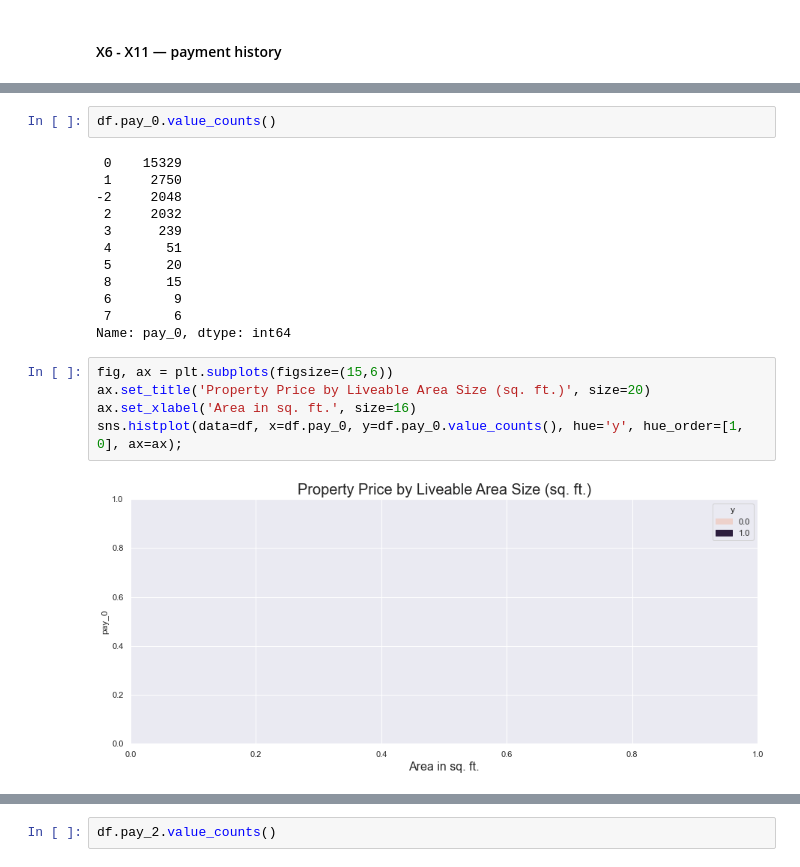
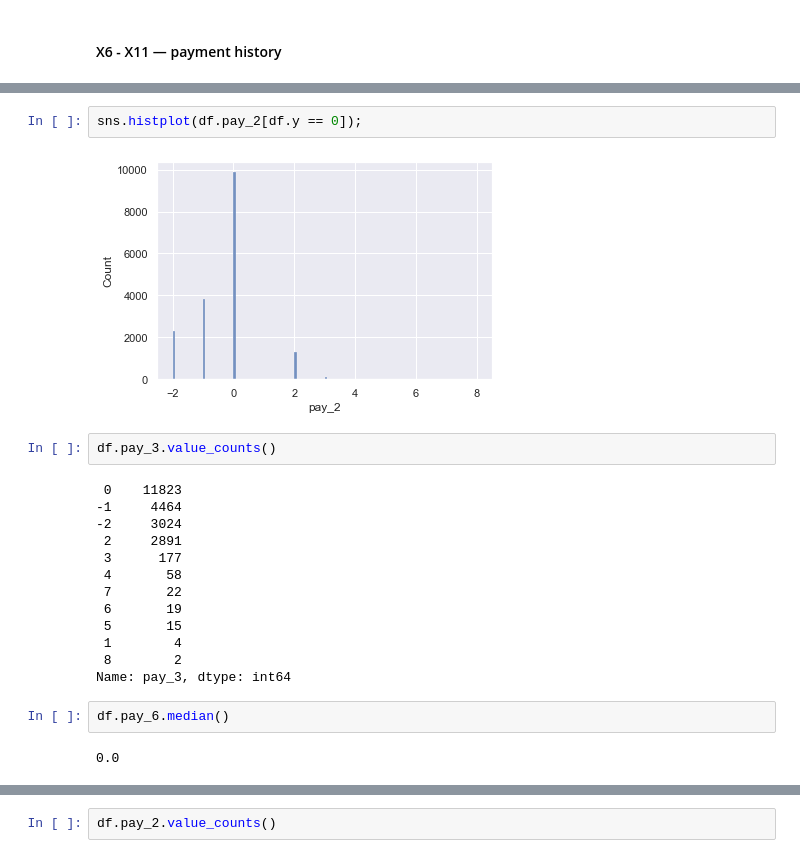
Before and after one commit to mike-flanagan/credit_default_classification_analysis, a Jupyter notebook: Credit_Default_Classification_Analysis_Notebook.ipynb, the cells around one changed output, grey strips where cells are left out. Saved outputs shown, nothing was run; the diff lists cells and outputs as text.

```diff
--- a/Credit_Default_Classification_Analysis_Notebook.ipynb
+++ b/Credit_Default_Classification_Analysis_Notebook.ipynb
@@ -426,21 +511,23 @@ df['pay_0'] = np.where(df.pay_0 == -2,
+# %%
+sns.histplot(df.pay_2[df.y == 0]);
+# %% [output]
+[figure, added]
 # %%
-df.pay_0.value_counts()
+df.pay_3.value_counts()
 # %% [output]
- 0    15329
- 1     2750
--2     2048
- 2     2032
- 3      239
- 4       51
- 5       20
- 8       15
- 6        9
- 7        6
-Name: pay_0, dtype: int64
+ 0    11823
+-1     4464
+-2     3024
+ 2     2891
+ 3      177
+ 4       58
+ 7       22
+ 6       19
+ 5       15
+ 1        4
+ 8        2
+Name: pay_3, dtype: int64
-# %%
-fig, ax = plt.subplots(figsize=(15,6))
-ax.set_title('Property Price by Liveable Area Size (sq. ft.)', size=20)
-ax.set_xlabel('Area in sq. ft.', size=16)
-sns.histplot(data=df, x=df.pay_0, y=df.pay_0.value_counts(), hue='y', hue_order=[1, 0], ax=ax);
-# %% [output]
-[figure, removed]
+# %%
+df.pay_6.median()
+# %% [output]
+0.0
```
Also changed, not shown: parts of 31 cells of this notebook.
